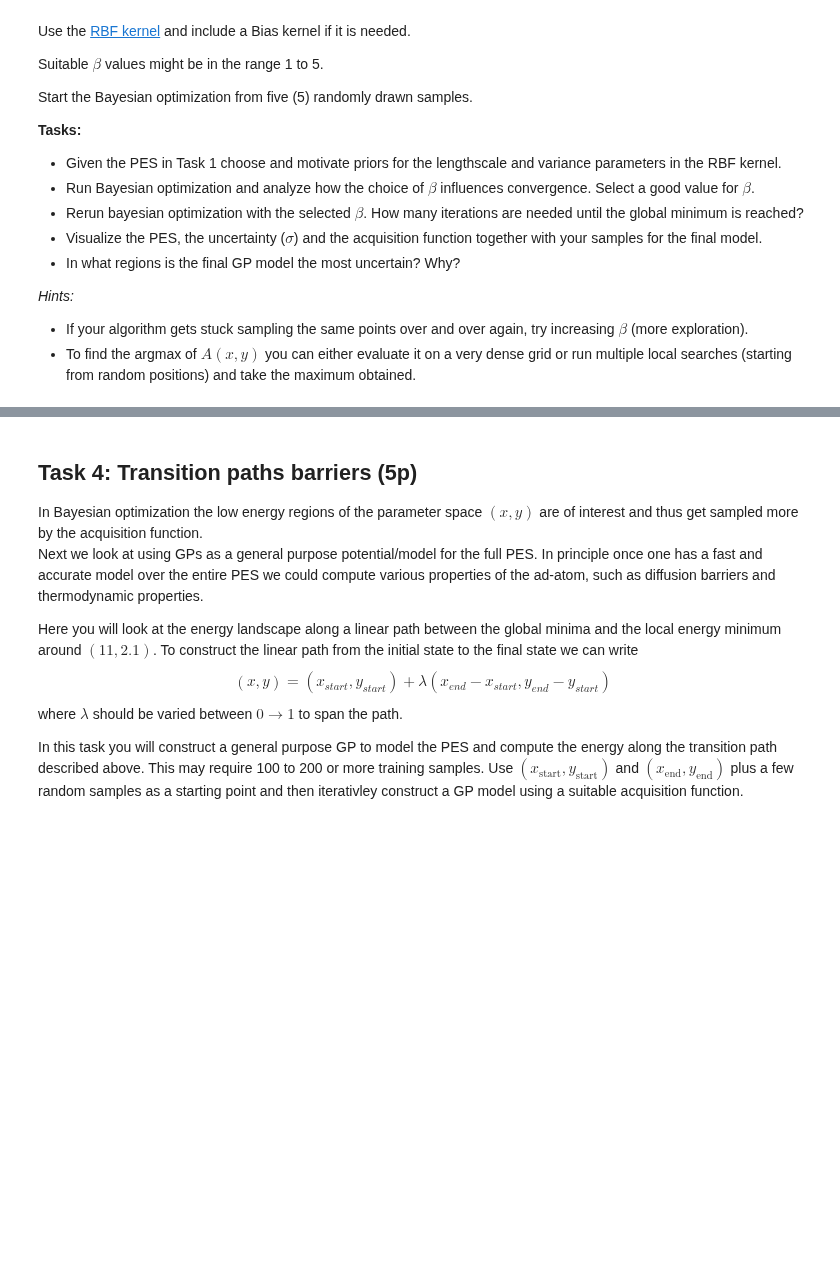
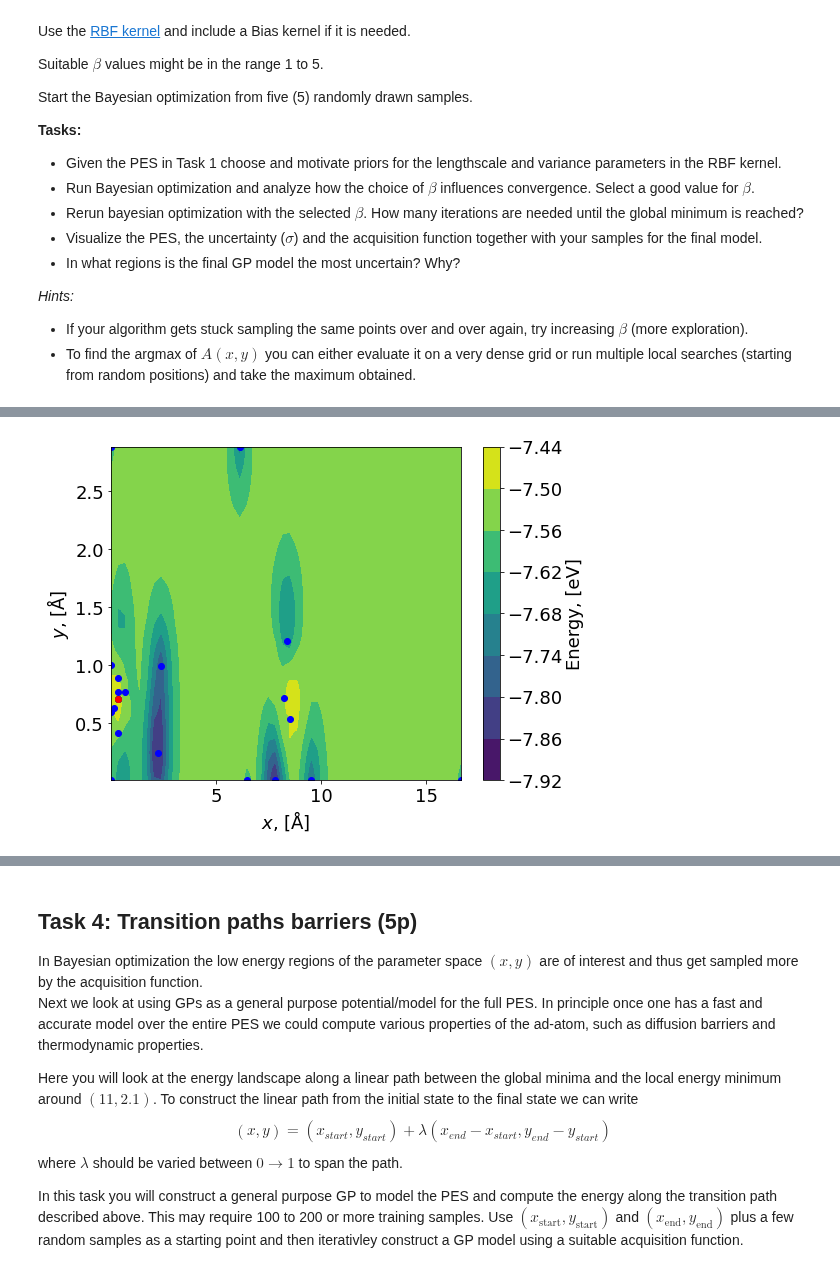
Before and after one commit to elindgren/asam_projects, a Jupyter notebook: project-2b/TIF345_bayesopt_project_2b.ipynb, the cells around one changed output, grey strips where cells are left out. Saved outputs shown, nothing was run; the diff lists cells and outputs as text; code cells hidden in the pictures; blank space fills up the shorter version.

```diff
--- a/project-2b/TIF345_bayesopt_project_2b.ipynb
+++ b/project-2b/TIF345_bayesopt_project_2b.ipynb
@@ -402,18 +405,3 @@ def plot_acq(Acq, n_x = 50,n_y = 50):
     ax.set_xlabel(r'$x$, [Å]')
     ax.set_ylabel(r'$y$, [Å]')
     plt.tight_layout()
-# %%
-z = set_z_max(surface.get_positions())
-n_data = 5
-nx = 50
-ny = 50
-
-np.random.seed(42)
-X, E = get_initial_data(n_data)
-model = train_GP(X,E)
-X_new = get_new_X(model, nx, ny, debug = True)
-E_new = calculate_adatom_energy(surface, [X_new[0], X_new[1], z])
-
-print(model)
-print(X_new)
-print(E_new)
@@ -434,0 +408,67 @@ Parameters:
+# %%
+def bayesian_optimization(conv_tol, max_iters, n_data, nx, ny, beta, plot=True, debug=False):
+    fig, ax = plt.subplots(figsize=(8,6))
+    np.random.seed(9)
+
+    z = set_z_max(surface.get_positions())
+    X, E = get_initial_data(n_data)
+
+    X_new = []
+    X_old = X[-1,:]
+
+    for i in tqdm(range(max_iters)):
+        model = train_GP(X,E)
+        X_new, Acq = get_new_X(model, beta, nx, ny)
+        E_new = calculate_adatom_energy(surface, [X_new[0], X_new[1], z])
+        acq_X.append(X_new)
+
+        # Update data
+        X = np.append(X, X_new.reshape(1,2), axis=0)
+        E = np.append(E, np.array([E_new]).reshape(1,1), axis=0)
+
+        # plot Acq function and data
+
+
+        dist = (X_new[0]-X_old[0])**2 + (X_new[1]-X_old[1])**2
+
+
+        if dist < conv_tol**2:
+            if plot:
+                plot_on_grid(Acq.reshape(nx,ny).T, ax, nx, ny)
+                ax.scatter(x=X[:,0], y=X[:,1], c='b')
+                ax.scatter(x=X_old[0], y=X_old[1], c='g')
+                ax.scatter(x=X_new[0], y=X_new[1], c='r')
+            break
+        elif(debug):
+            print(f'Iteration: {i+1} -- MSE: {dist:.3f}')
+
+        X_old = X_new
+
+    iters = i+1
+    if debug:
+        if iters < max_iters-1:
+            print(f'Converged in {iters} iterations.')
+        else:
+            print(f'Did not converge in {max_iters} iterations.')
+
+    return iters, model, Acq, X
+
+
+conv_tol = 1e-2
+max_iters = 100
+n_data = 5
+nx = 50
+ny = 50
+
+n_betas = 5
+betas = np.linspace(1,5,n_betas)
+iterations = np.zeros(n_betas)
+final_Xs = np.zeros((n_betas,2))
+
+for i,beta in enumerate(betas):
+    print(f'Beta={beta:.2f}')
+    iters, model, Acq, X = bayesian_optimization(conv_tol, max_iters, n_data, nx, ny, beta, plot=True, debug=False)
+    iterations[i] = iters
+    final_Xs[i,:] = X[-1,:]
+    print(model)
+# %% [output]
@@ -434,0 +492 @@ Parameters:
+[figure, added]
```
Also changed, not shown: parts of 4 cells of this notebook.
